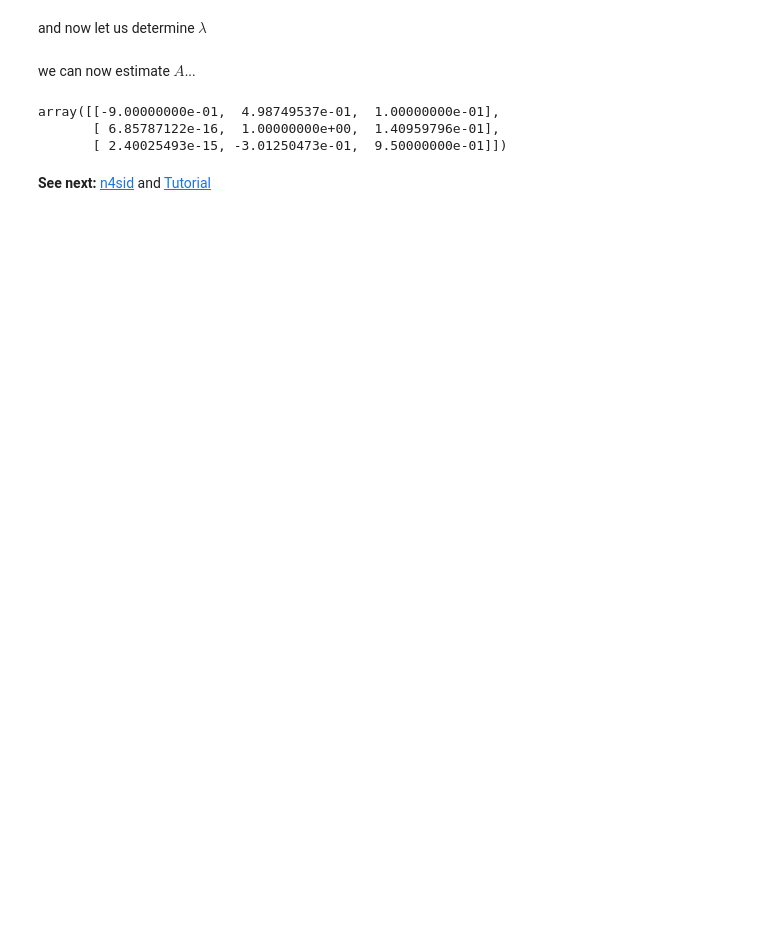
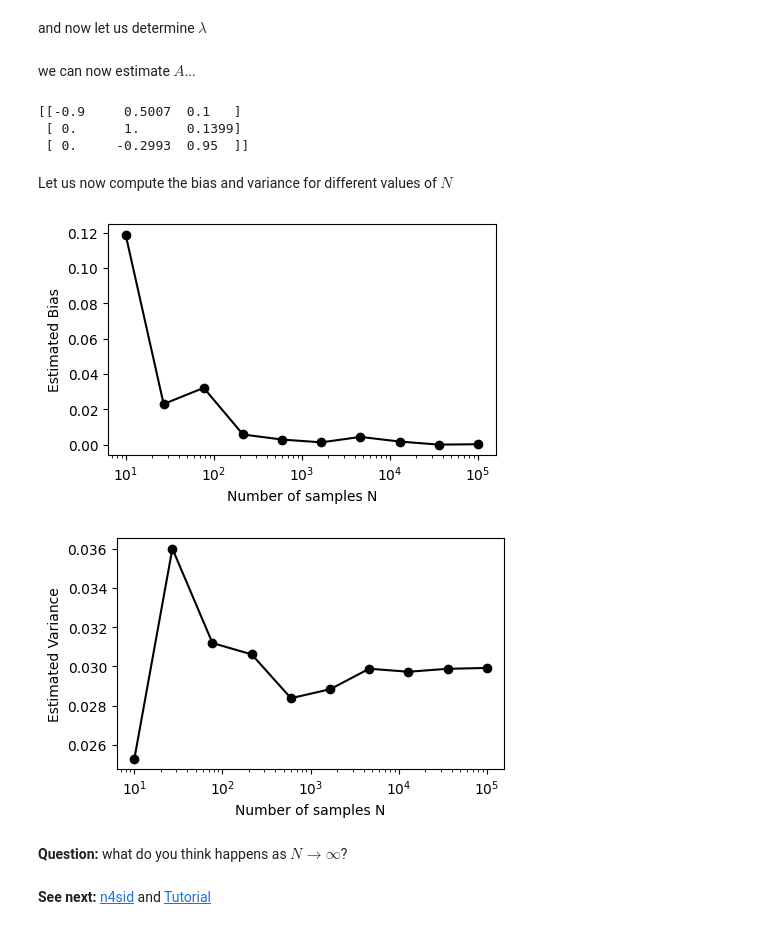
Before and after one commit to Gijinkstra/EstimationTheoryNotebooks, a Jupyter notebook: 3_sysid/1_sysid_basic.ipynb, the cells around one changed output. Drawn from its saved outputs; the diff is of its cells as text; code cells hidden in the pictures; blank space fills up the shorter version.

Commit message:
sysid bias and variance

```diff
--- a/3_sysid/1_sysid_basic.ipynb
+++ b/3_sysid/1_sysid_basic.ipynb
@@ -50,7 +50,7 @@ A = np.array([[0.8, -0.1, 0.1],
               [-0.1, 0.8, -0.2],
               [0, 0, 0.5]])
 nx = A.shape[0]
-n_samples = 500
+n_samples = 10000
 Q = 0.01 * np.eye(nx)
 X = np.zeros((nx, n_samples+1))
 X[:, 0] = np.array([1, 1, 1])
@@ -159,6 +165,6 @@ Gam = np.zeros((nx**2, nI))
 for s in range(nI):
     i_s = idx[s][0]
     j_s = idx[s][1]
-    iot_s = (j_s-1)*nx + i_s -1
-    Gam[iot_s, s] = 1
+    iot_s = (j_s-1)*nx + i_s
+    Gam[iot_s - 1 , s] = 1
 # %% [markdown]
@@ -166,6 +172,7 @@ Now let us compute $B$ and $c$ in Python. We will use the data in `example_5.2.c
 # %%
 # Step 3: Compute B and c
-states = np.genfromtxt('example_5.2.csv', delimiter=',') # Read data from file
+states = np.genfromtxt('data/example_5.2.csv', delimiter=',') # Read data from file
+states = states[:, :2000]  # remove time column
 n_samples = states.shape[0]
 B = 0; c = 0
 for t in range(n_samples-1):
@@ -188,9 +195,72 @@ we can now estimate $A$...
 # Step 4b: compute estimated matrix
 a_est = np.linalg.solve(B, c - Gam @ lam)
 A_estimated = a_est.reshape(nx, nx).T  # just rephrase to get estimated A
+np.set_printoptions(precision=4, suppress=True)
+print(A_estimated)
 # %% [output]
-array([[-9.00000000e-01,  4.98749537e-01,  1.00000000e-01],
-       [ 6.85787122e-16,  1.00000000e+00,  1.40959796e-01],
-       [ 2.40025493e-15, -3.01250473e-01,  9.50000000e-01]])
+[[-0.9     0.5007  0.1   ]
+ [ 0.      1.      0.1399]
+ [ 0.     -0.2993  0.95  ]]
+# %% [markdown]
+Let us now compute the bias and variance for different values of $N$
+# %%
+def estimate_evaluate(N):
+    states = np.genfromtxt('data/example_5.2.csv', delimiter=',')
+    B_N = 0; c_N = 0
+    for t in range(N-1):
+        x = states[t, :].reshape(-1, 1)
+        x_plus = states[t+1, :].reshape(-1, 1)
+        x_tilde = np.kron(x, np.eye(nx))
+        B_N = B_N + x_tilde @ x_tilde.T
+        c_N = c_N + x_tilde @ x_plus
+    t1_N = np.linalg.solve(B_N, c_N)
+    t2_N = Gam.T @ t1_N - a_bar
+    t3_N = np.linalg.solve(B_N, Gam)
+    lam_N = np.linalg.solve(Gam.T @ t3_N, t2_N)
+    a_est_N = np.linalg.solve(B_N, c_N - Gam @ lam_N)
+    A_est_N = a_est_N.reshape(nx, nx).T
+    # Estimate bias
+    mu_N = 0
+    for t in range(N-1):
+        x = states[t, :].reshape(-1, 1)
+        x_plus = states[t+1, :].reshape(-1, 1)
+        w_hat_t = x_plus - A_est_N @ x
+        mu_N = mu_N + w_hat_t
+    mu_N = mu_N / (N-1)
+    bias_N = np.linalg.norm(mu_N)
+    # Estimate variance
+    var_N = 0
+    for t in range(N-1):
+        x = states[t, :].reshape(-1, 1)
+        x_plus = states[t+1, :].reshape(-1, 1)
+        w_hat_t = x_plus - A_est_N @ x
+        var_N += np.linalg.norm(w_hat_t - mu_N)**2
+    var_N = var_N / (N-1)
+    return bias_N, var_N, A_est_N
+
+est_err_cache = []
+est_var_cache = []
+Ns = np.logspace(1, 5, 10).astype(int)
+for N in Ns:
+    e_est_N, var_N, _ = estimate_evaluate(N)
+    est_err_cache.append(e_est_N)
+    est_var_cache.append(var_N)
+
+plt.figure(figsize=(5, 3))
+plt.semilogx(Ns, est_err_cache, '-ko')
+plt.xlabel('Number of samples N')
+plt.ylabel('Estimated Bias')
+plt.show()
+
+plt.figure(figsize=(5, 3))
+plt.semilogx(Ns, est_var_cache, '-ko')
+plt.xlabel('Number of samples N')
+plt.ylabel('Estimated Variance')
+plt.show()
+# %% [output]
+[figure, added]
+[figure, added]
+# %% [markdown]
+**Question:** what do you think happens as $N\to\infty$?
 # %% [markdown]
 **See next:** [n4sid](./2_n4sid.ipynb) and [Tutorial](./3_tutorial.ipynb)
```
Also changed, not shown: parts of 6 cells of this notebook, 5 other files.
